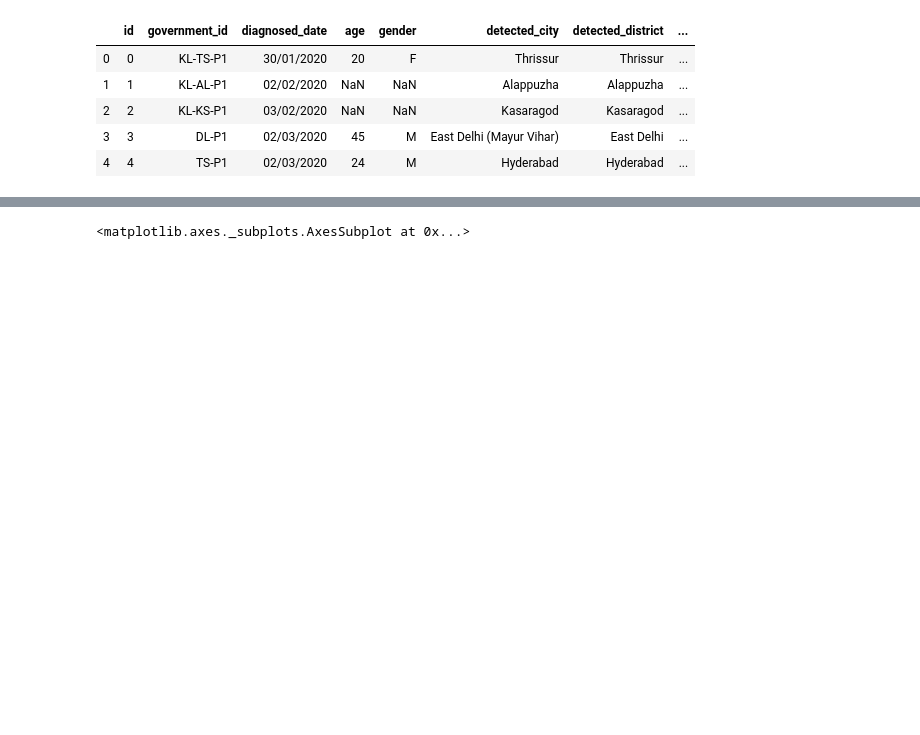
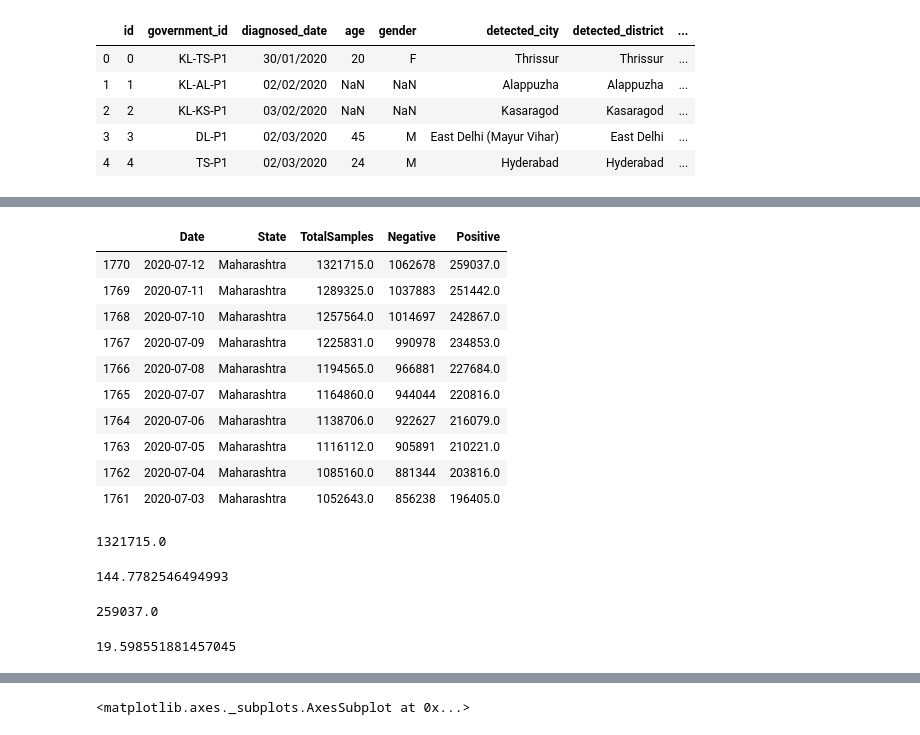
Before and after one commit to ashwanisng/Covid-19-Data-Analysis, a Jupyter notebook: Covid-19 Data Analysis.ipynb, the cells around one changed output, grey strips where cells are left out. Drawn from its saved outputs; the diff is of its cells as text; code cells hidden in the pictures; blank space fills up the shorter version.

```diff
--- a/Covid-19 Data Analysis.ipynb
+++ b/Covid-19 Data Analysis.ipynb
@@ -300,0 +341,27 @@ TypeError: no numeric data to plot
+# %%
+df_testing_details = df_testing.dropna(subset=['Negative', 'Positive'])
+df_testing_details.sort_values(by='Positive', ascending = False)[:10]
+# %% [output]
+|  | Date | State | TotalSamples | Negative | Positive |
+| 1770 | 2020-07-12 | Maharashtra | 1321715.0 | 1062678 | 259037.0 |
+| 1769 | 2020-07-11 | Maharashtra | 1289325.0 | 1037883 | 251442.0 |
+| 1768 | 2020-07-10 | Maharashtra | 1257564.0 | 1014697 | 242867.0 |
+| 1767 | 2020-07-09 | Maharashtra | 1225831.0 | 990978 | 234853.0 |
+| 1766 | 2020-07-08 | Maharashtra | 1194565.0 | 966881 | 227684.0 |
+| 1765 | 2020-07-07 | Maharashtra | 1164860.0 | 944044 | 220816.0 |
+| 1764 | 2020-07-06 | Maharashtra | 1138706.0 | 922627 | 216079.0 |
+| 1763 | 2020-07-05 | Maharashtra | 1116112.0 | 905891 | 210221.0 |
+| 1762 | 2020-07-04 | Maharashtra | 1085160.0 | 881344 | 203816.0 |
+| 1761 | 2020-07-03 | Maharashtra | 1052643.0 | 856238 | 196405.0 |
+# %%
+df_testing_details['TotalSamples'].max()
+# %% [output]
+1321715.0
+# %%
+(df_testing_details['Positive'].value_counts().mean()/df_testing_details['TotalSamples'].value_counts().mean())*100
+# %% [output]
+144.7782546494993
+# %%
+df_testing_details['Positive'].max()
+# %% [output]
+259037.0
@@ -300,0 +370,4 @@ TypeError: no numeric data to plot
+# %%
+(df_testing_details['Positive'].max()/df_testing_details['TotalSamples'].max())*100
+# %% [output]
+19.598551881457045
```
Also changed, not shown: parts of 10 cells of this notebook.
